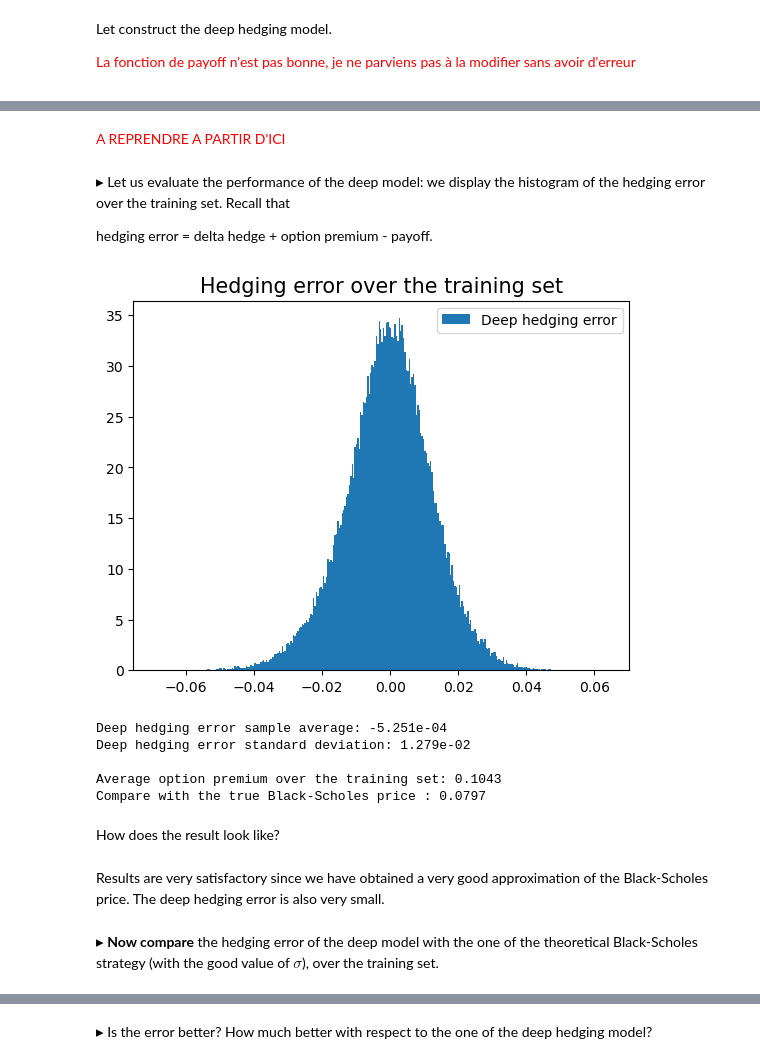
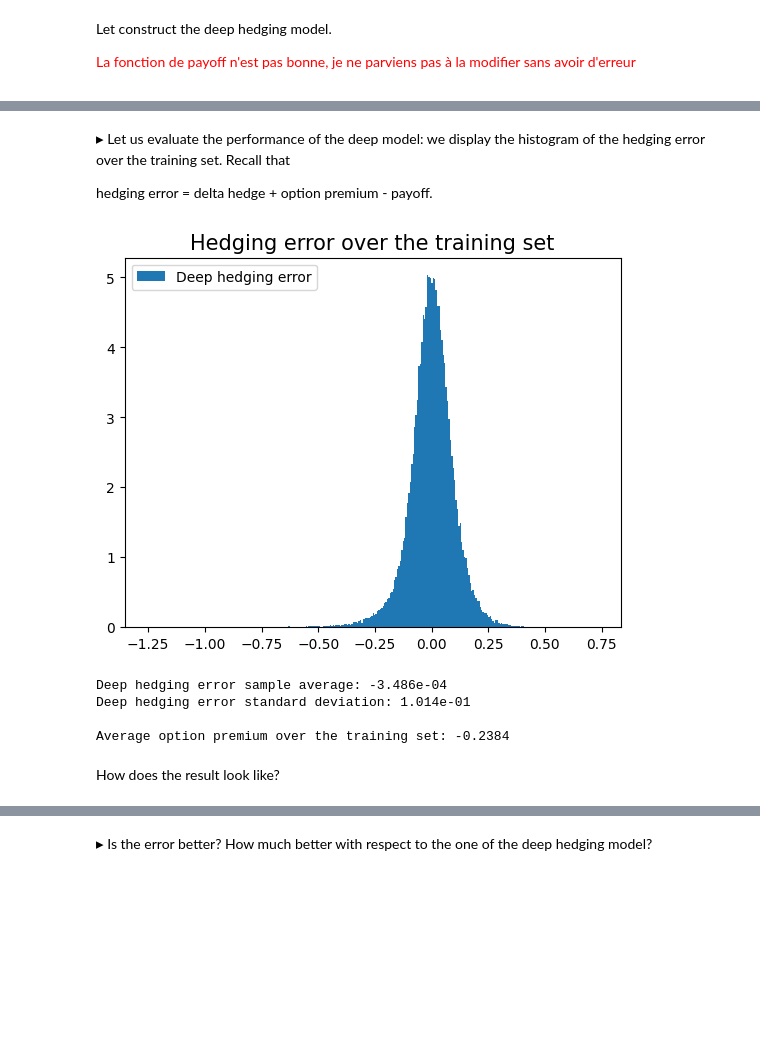
Before and after one commit to pottierc/Deep-hedging, a Jupyter notebook: Part_2_Deep_hedging_multi_asset.ipynb, the cells around one changed output, grey strips where cells are left out. Saved outputs shown, nothing was run; the diff lists cells and outputs as text; code cells hidden in the pictures; blank space fills up the shorter version.

```diff
--- a/Part_2_Deep_hedging_multi_asset.ipynb
+++ b/Part_2_Deep_hedging_multi_asset.ipynb
@@ -226,8 +226,9 @@ for j in range(N):
     price = pricenew # update the asset price
 
 # The payoff of the option at maturity
+S0_tensor = tf.constant(S0_1 * S0_2, dtype=tf.float32)
 initial_prices = Lambda(lambda x: x[0, :])(price)  # Store the initial prices for payoff calculation
-payoff = Lambda(lambda x: (x[:, 0] * x[:, 1] / (x[:, 0] * x[:, 1])) - 1)(price)  # payoff of the option at maturity
+payoff = Lambda(lambda x: (x[:, 0] * x[:, 1] / S0_tensor) - 1)(price)  # payoff of the option at maturity
 
 outputs = Add()([premium, hedge])
 outputs = Subtract()([outputs, payoff]) # our first output: option premium + delta hedge - option payoff
@@ -279,37 +280,27 @@ model_output = model_hedge_strat.predict(xtrain)
-# %% [markdown]
-<p style="color: red;">A REPRENDRE A PARTIR D'ICI</p>
 # %% [markdown]
 $\blacktriangleright$ Let us evaluate the performance of the deep model: we display the histogram of the hedging error over the training set.
 Recall that
 
 hedging error =  delta hedge + option premium - payoff.
 # %%
-# Hedging error = the first variable in the model output
 hedging_error = model_output[:, 0]
 
-plt.hist(hedging_error, bins=int(np.sqrt(N_train)), density="True", label="Deep hedging error")
+plt.hist(hedging_error, bins=int(np.sqrt(N_train)), density=True, label="Deep hedging error")
 plt.title("Hedging error over the training set", fontsize=15)
 plt.legend(loc="best")
 plt.show()
 
-print("Deep hedging error sample average: %1.3e" %np.mean(hedging_error))
-print("Deep hedging error standard deviation: %1.3e \n " %np.std(hedging_error))
+print("Deep hedging error sample average: %1.3e" % np.mean(hedging_error))
+print("Deep hedging error standard deviation: %1.3e \n " % np.std(hedging_error))
 
-# Option price we obtained from the training = the last variable in the model output
 output_option_premium = model_output[:, -1]
-
-print("Average option premium over the training set: %1.4f" %np.mean(output_option_premium))
-print("Compare with the true Black-Scholes price : %1.4f \n" %priceBS)
+print("Average option premium over the training set: %1.4f" % np.mean(output_option_premium))
+#print("Compare with the true Black-Scholes price : %1.4f \n" %priceBS)
 # %% [output]
-[figure, old version]
+[figure, new version]
-Deep hedging error sample average: -5.251e-04
-Deep hedging error standard deviation: 1.279e-02
+Deep hedging error sample average: -3.486e-04
+Deep hedging error standard deviation: 1.014e-01
 
-Average option premium over the training set: 0.1043
-Compare with the true Black-Scholes price : 0.0797
+Average option premium over the training set: -0.2384
 # %% [markdown]
 How does the result look like?
-# %% [markdown]
-Results are very satisfactory since we have obtained a very good approximation of the Black-Scholes price. The deep hedging error is also very small.
-# %% [markdown]
-$\blacktriangleright$ __Now compare__ the hedging error of the deep model with the one of the theoretical Black-Scholes strategy (with the good value of $\sigma$), over the training set.
```
Also changed, not shown: parts of 16 cells of this notebook.
